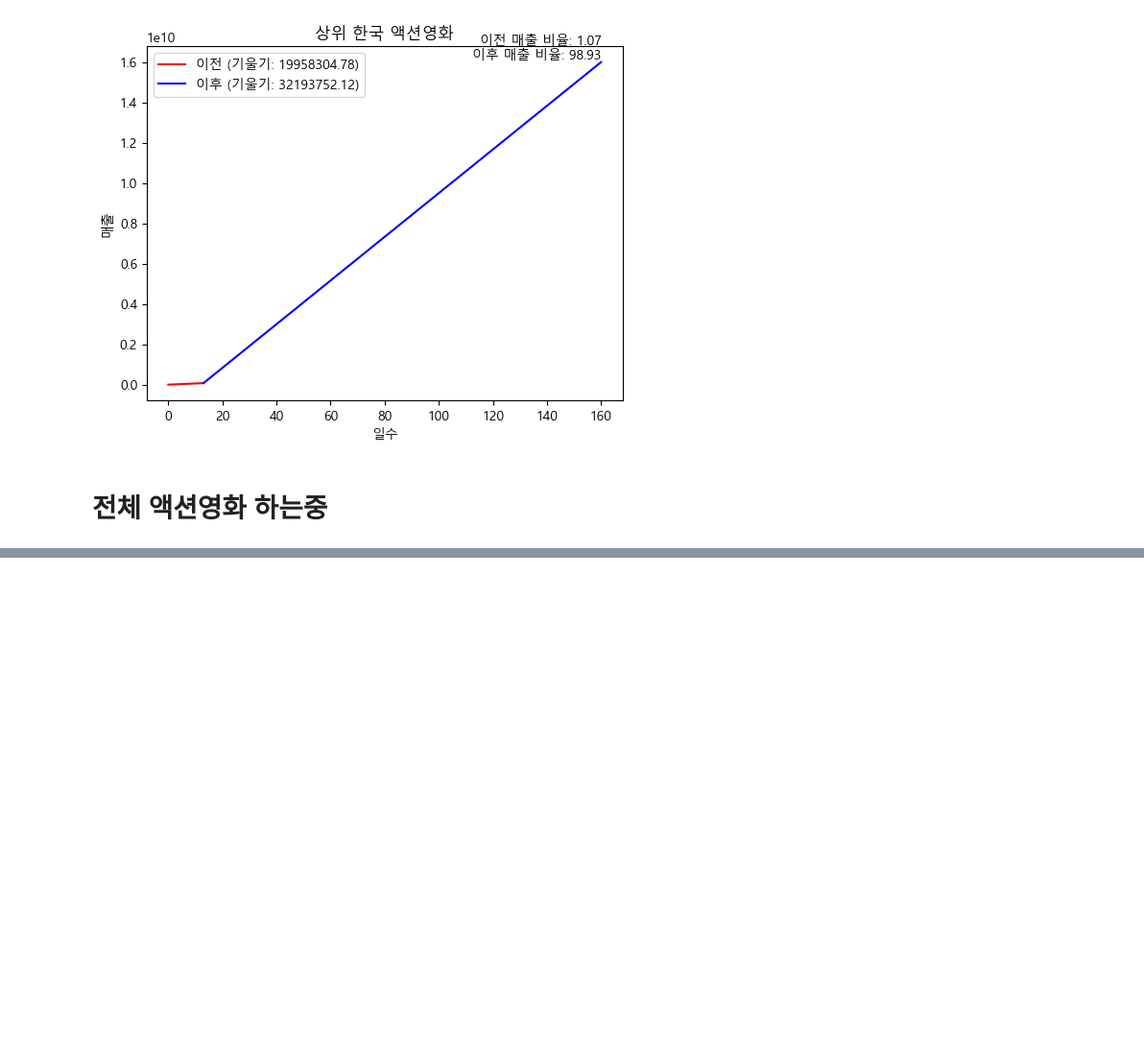
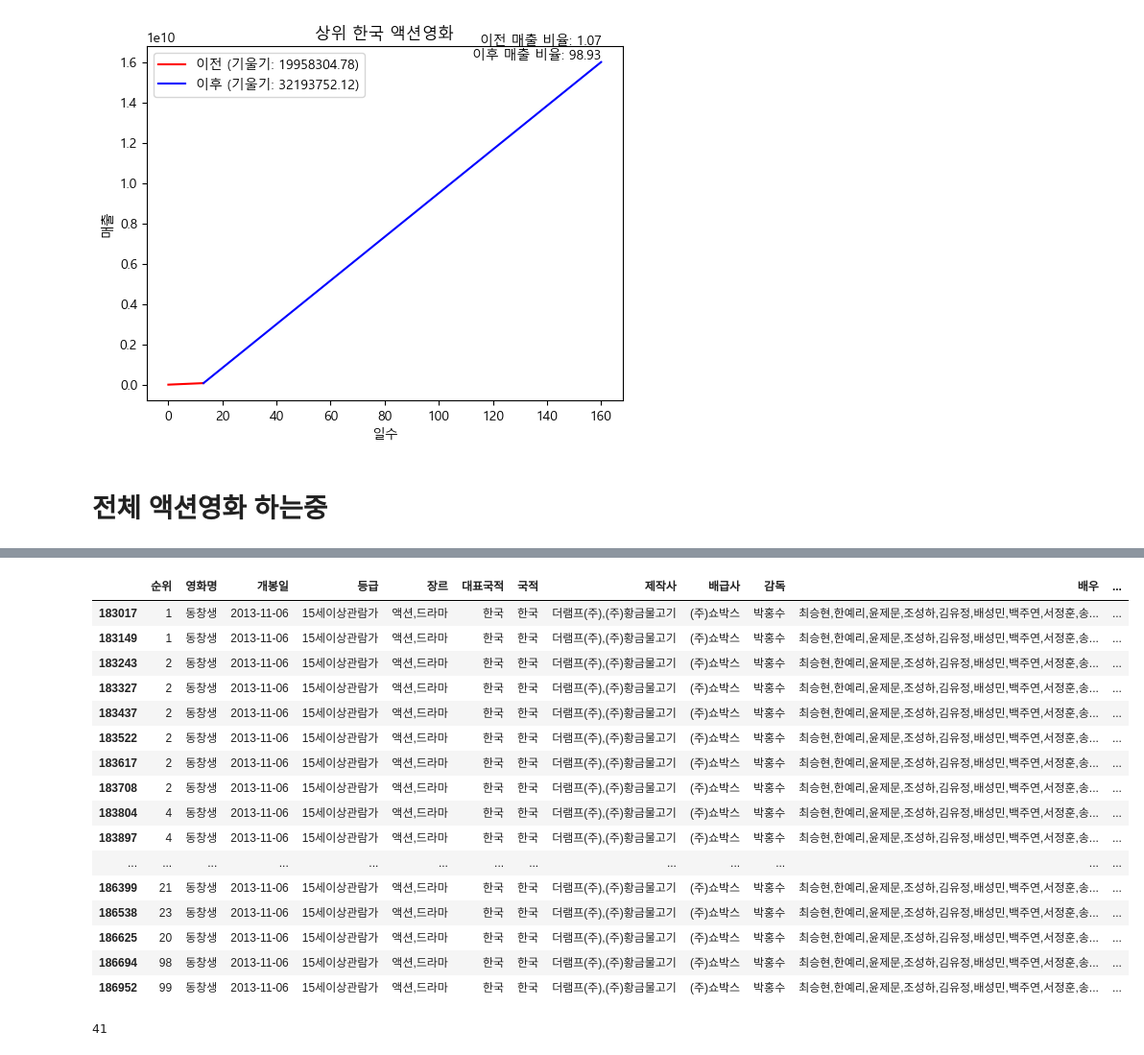
Before and after one commit to wonyounging/1_Project, a Jupyter notebook: 분석_액션영화 장르.ipynb, the cells around one changed output, grey strips where cells are left out. Shown at 96% size. Cells and saved outputs as stored; diff of their text form; code cells hidden in the pictures; blank space fills up the shorter version.

```diff
--- a/분석_액션영화 장르.ipynb
+++ b/분석_액션영화 장르.ipynb
@@ -684,3 +707,28 @@ test
+# %%
+after_test
+# %% [output]
+|  | 순위 | 영화명 | 개봉일 | 등급 | 장르 | 대표국적 | 국적 | 제작사 | 배급사 | 감독 | 배우 | ... |
+| 183017 | 1 | 동창생 | 2013-11-06 | 15세이상관람가 | 액션,드라마 | 한국 | 한국 | 더램프(주),(주)황금물고기 | (주)쇼박스 | 박홍수 | 최승현,한예리,윤제문,조성하,김유정,배성민,백주연,서정훈,송... | ... |
+| 183149 | 1 | 동창생 | 2013-11-06 | 15세이상관람가 | 액션,드라마 | 한국 | 한국 | 더램프(주),(주)황금물고기 | (주)쇼박스 | 박홍수 | 최승현,한예리,윤제문,조성하,김유정,배성민,백주연,서정훈,송... | ... |
+| 183243 | 2 | 동창생 | 2013-11-06 | 15세이상관람가 | 액션,드라마 | 한국 | 한국 | 더램프(주),(주)황금물고기 | (주)쇼박스 | 박홍수 | 최승현,한예리,윤제문,조성하,김유정,배성민,백주연,서정훈,송... | ... |
+| 183327 | 2 | 동창생 | 2013-11-06 | 15세이상관람가 | 액션,드라마 | 한국 | 한국 | 더램프(주),(주)황금물고기 | (주)쇼박스 | 박홍수 | 최승현,한예리,윤제문,조성하,김유정,배성민,백주연,서정훈,송... | ... |
+| 183437 | 2 | 동창생 | 2013-11-06 | 15세이상관람가 | 액션,드라마 | 한국 | 한국 | 더램프(주),(주)황금물고기 | (주)쇼박스 | 박홍수 | 최승현,한예리,윤제문,조성하,김유정,배성민,백주연,서정훈,송... | ... |
+| 183522 | 2 | 동창생 | 2013-11-06 | 15세이상관람가 | 액션,드라마 | 한국 | 한국 | 더램프(주),(주)황금물고기 | (주)쇼박스 | 박홍수 | 최승현,한예리,윤제문,조성하,김유정,배성민,백주연,서정훈,송... | ... |
+| 183617 | 2 | 동창생 | 2013-11-06 | 15세이상관람가 | 액션,드라마 | 한국 | 한국 | 더램프(주),(주)황금물고기 | (주)쇼박스 | 박홍수 | 최승현,한예리,윤제문,조성하,김유정,배성민,백주연,서정훈,송... | ... |
+| 183708 | 2 | 동창생 | 2013-11-06 | 15세이상관람가 | 액션,드라마 | 한국 | 한국 | 더램프(주),(주)황금물고기 | (주)쇼박스 | 박홍수 | 최승현,한예리,윤제문,조성하,김유정,배성민,백주연,서정훈,송... | ... |
+| 183804 | 4 | 동창생 | 2013-11-06 | 15세이상관람가 | 액션,드라마 | 한국 | 한국 | 더램프(주),(주)황금물고기 | (주)쇼박스 | 박홍수 | 최승현,한예리,윤제문,조성하,김유정,배성민,백주연,서정훈,송... | ... |
+| 183897 | 4 | 동창생 | 2013-11-06 | 15세이상관람가 | 액션,드라마 | 한국 | 한국 | 더램프(주),(주)황금물고기 | (주)쇼박스 | 박홍수 | 최승현,한예리,윤제문,조성하,김유정,배성민,백주연,서정훈,송... | ... |
+| ... | ... | ... | ... | ... | ... | ... | ... | ... | ... | ... | ... | ... |
+| 186399 | 21 | 동창생 | 2013-11-06 | 15세이상관람가 | 액션,드라마 | 한국 | 한국 | 더램프(주),(주)황금물고기 | (주)쇼박스 | 박홍수 | 최승현,한예리,윤제문,조성하,김유정,배성민,백주연,서정훈,송... | ... |
+| 186538 | 23 | 동창생 | 2013-11-06 | 15세이상관람가 | 액션,드라마 | 한국 | 한국 | 더램프(주),(주)황금물고기 | (주)쇼박스 | 박홍수 | 최승현,한예리,윤제문,조성하,김유정,배성민,백주연,서정훈,송... | ... |
+| 186625 | 20 | 동창생 | 2013-11-06 | 15세이상관람가 | 액션,드라마 | 한국 | 한국 | 더램프(주),(주)황금물고기 | (주)쇼박스 | 박홍수 | 최승현,한예리,윤제문,조성하,김유정,배성민,백주연,서정훈,송... | ... |
+| 186694 | 98 | 동창생 | 2013-11-06 | 15세이상관람가 | 액션,드라마 | 한국 | 한국 | 더램프(주),(주)황금물고기 | (주)쇼박스 | 박홍수 | 최승현,한예리,윤제문,조성하,김유정,배성민,백주연,서정훈,송... | ... |
+| 186952 | 99 | 동창생 | 2013-11-06 | 15세이상관람가 | 액션,드라마 | 한국 | 한국 | 더램프(주),(주)황금물고기 | (주)쇼박스 | 박홍수 | 최승현,한예리,윤제문,조성하,김유정,배성민,백주연,서정훈,송... | ... |
+# %%
+after_open = (after_test['기준일'].iloc[-1] - after_test['개봉일'].iloc[0]).days
+after_open
+# %% [output]
+41
 # %%
 before_open_sum = 0
 before_open_sales_sum = 0
```
Also changed, not shown: parts of 18 cells of this notebook.
